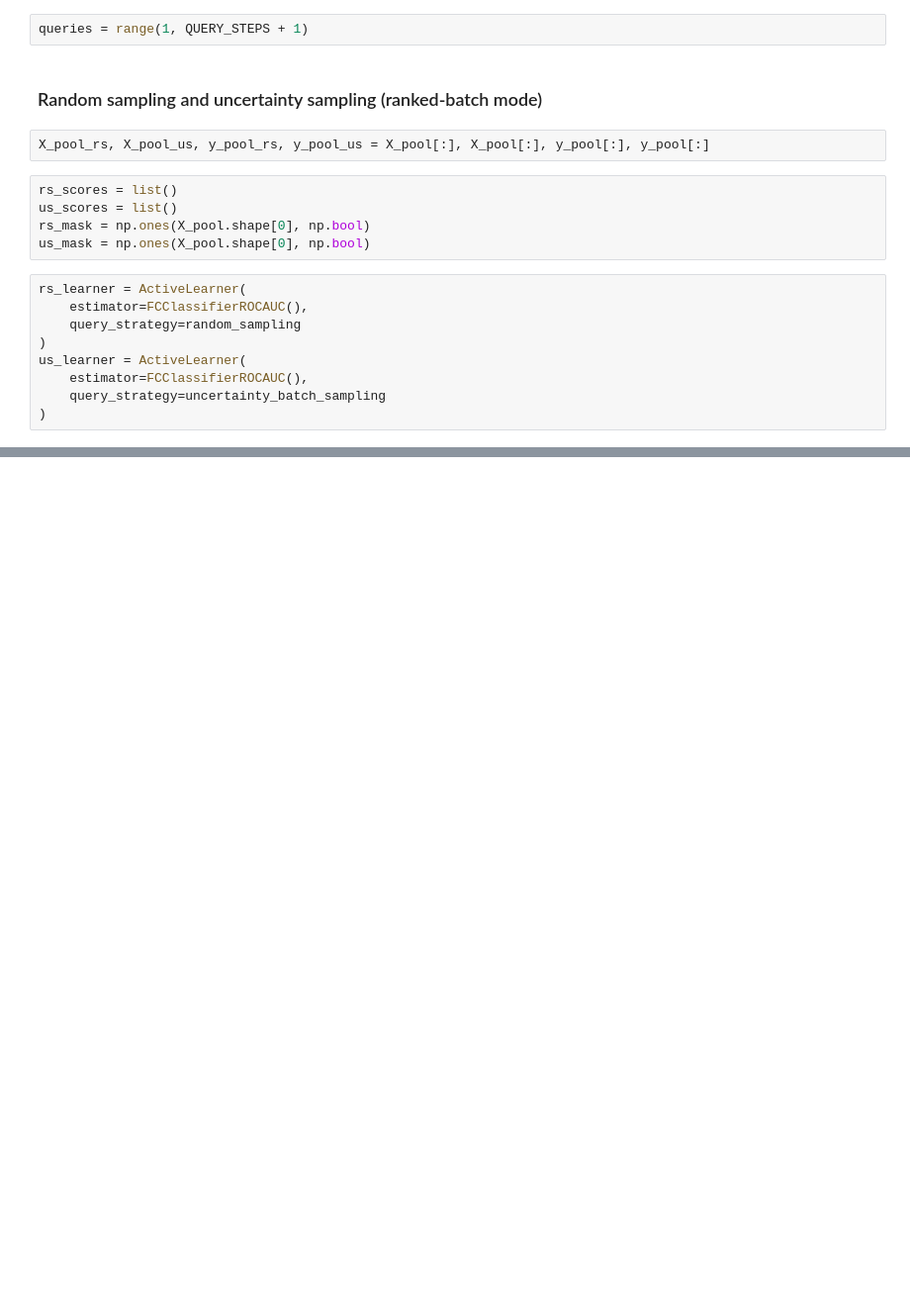
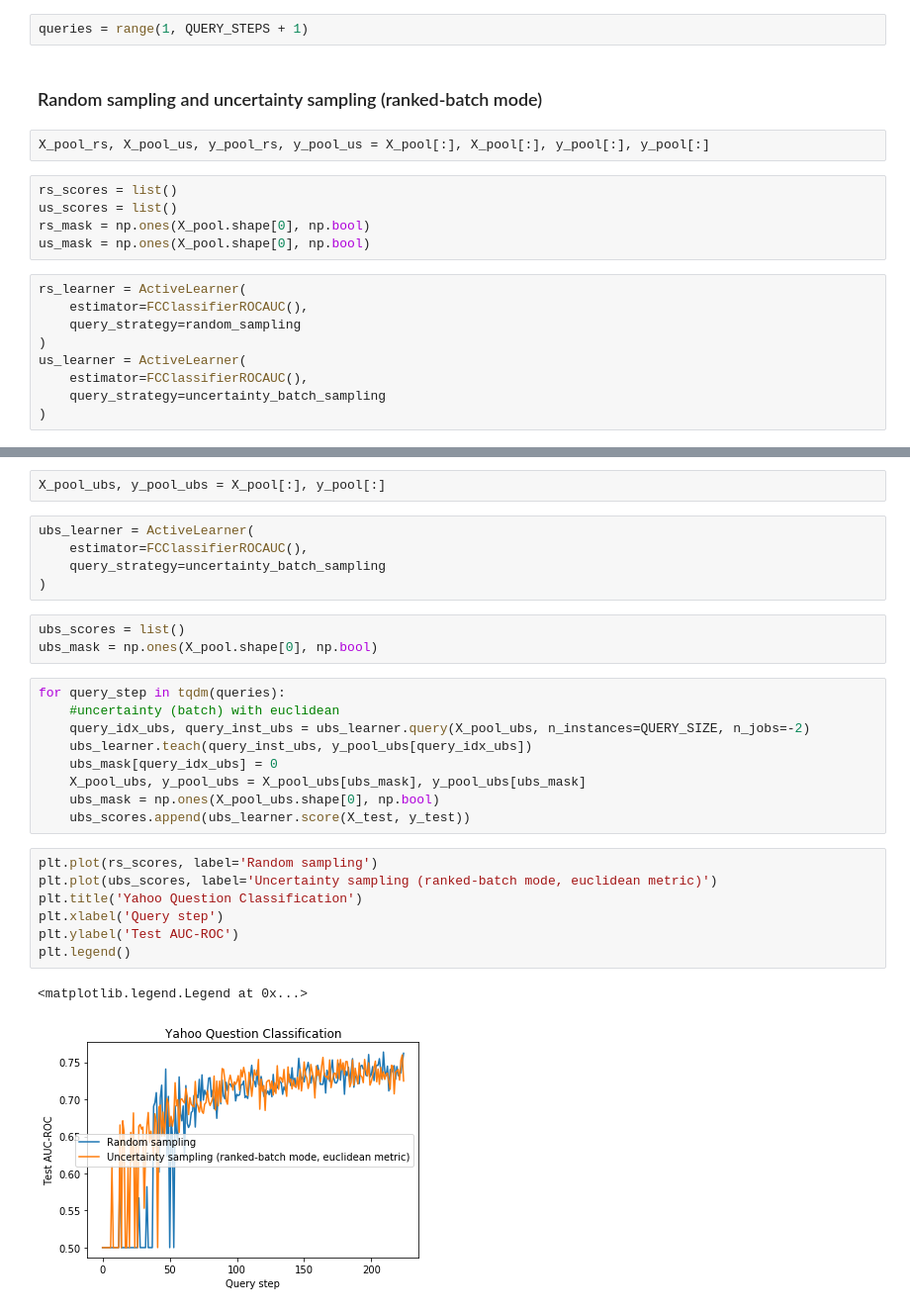
Before and after one commit to nikolay-bushkov/kaist_internship, a Jupyter notebook: active_learning_for_question_classification.ipynb, the cells around one changed output, grey strips where cells are left out. Shown: that part at 99% size. Saved outputs shown, nothing was run; the diff lists cells and outputs as text; blank space fills up the shorter version.

```diff
--- a/active_learning_for_question_classification.ipynb
+++ b/active_learning_for_question_classification.ipynb
@@ -159,0 +160,29 @@ plt.legend()
+# %%
+X_pool_ubs, y_pool_ubs = X_pool[:], y_pool[:]
+# %%
+ubs_learner = ActiveLearner(
+    estimator=FCClassifierROCAUC(),
+    query_strategy=uncertainty_batch_sampling
+)
+# %%
+ubs_scores = list()
+ubs_mask = np.ones(X_pool.shape[0], np.bool)
+# %%
+for query_step in tqdm(queries):
+    #uncertainty (batch) with euclidean
+    query_idx_ubs, query_inst_ubs = ubs_learner.query(X_pool_ubs, n_instances=QUERY_SIZE, n_jobs=-2)
+    ubs_learner.teach(query_inst_ubs, y_pool_ubs[query_idx_ubs])
+    ubs_mask[query_idx_ubs] = 0
+    X_pool_ubs, y_pool_ubs = X_pool_ubs[ubs_mask], y_pool_ubs[ubs_mask]
+    ubs_mask = np.ones(X_pool_ubs.shape[0], np.bool)
+    ubs_scores.append(ubs_learner.score(X_test, y_test))
+# %%
+plt.plot(rs_scores, label='Random sampling')
+plt.plot(ubs_scores, label='Uncertainty sampling (ranked-batch mode, euclidean metric)')
+plt.title('Yahoo Question Classification')
+plt.xlabel('Query step')
+plt.ylabel('Test AUC-ROC')
+plt.legend()
+# %% [output]
+<matplotlib.legend.Legend at 0x...>
+[figure, added]
```
Also changed, not shown: parts of 6 cells of this notebook.
